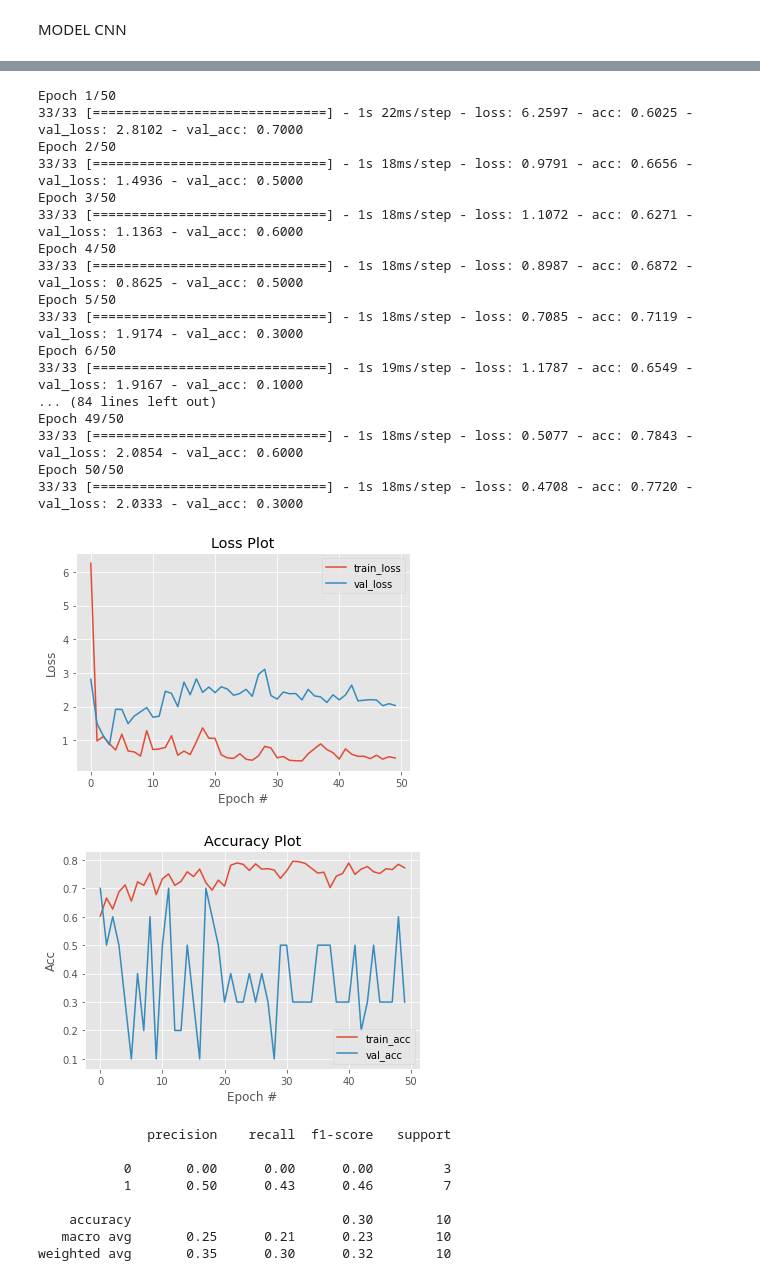
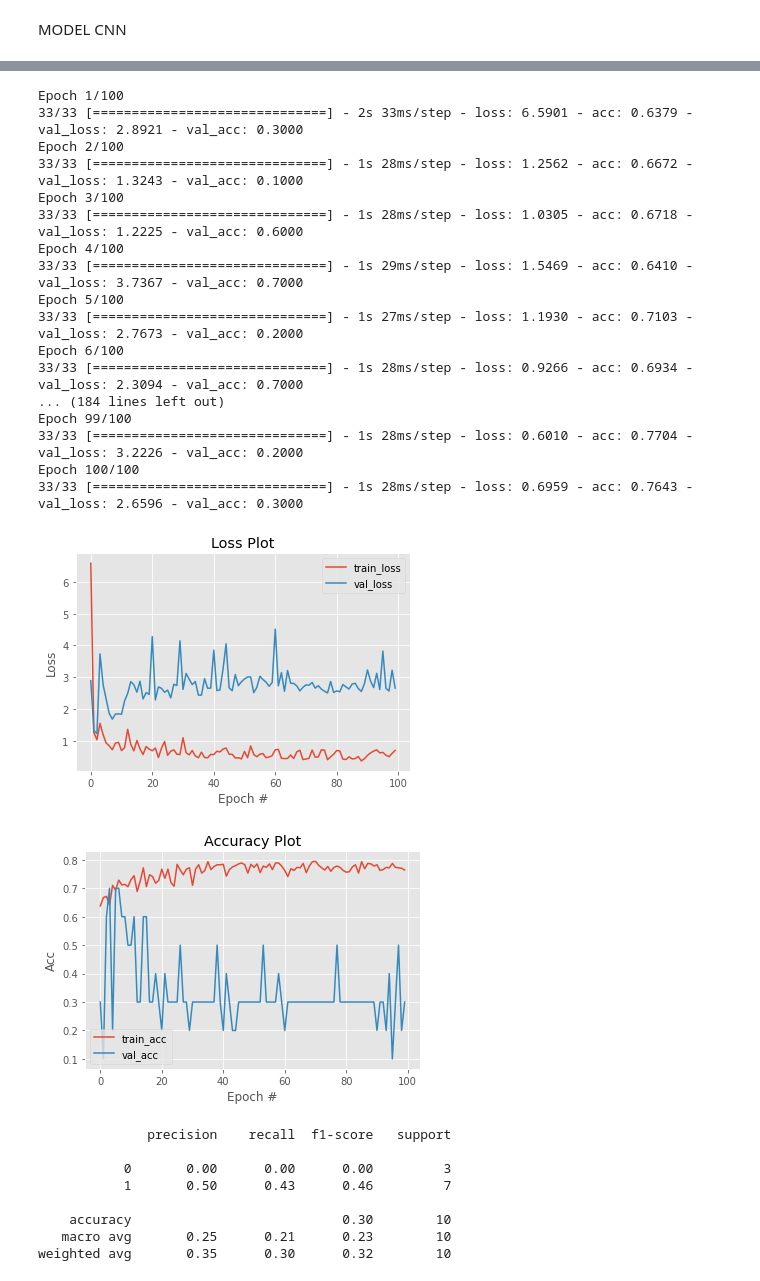
Before and after one commit to robbi621/pembelajaran-mesin, a Jupyter notebook: CNN & ANN Fix.ipynb, the cells around one changed output, grey strips where cells are left out. Drawn from its saved outputs; the diff is of its cells as text; code cells hidden in the pictures.

```diff
--- a/CNN & ANN Fix.ipynb
+++ b/CNN & ANN Fix.ipynb
@@ -344,48 +349,48 @@ model.compile(loss='binary_crossentropy',
               optimizer=Adam(lr=0.001),
               metrics=['acc'])
 # %%
-H = model.fit(x_train, y_train, batch_size=20, epochs=50, validation_data=(x_test, y_test ))
+H = model.fit(x_train, y_train, batch_size=20, epochs=100, validation_data=(x_test, y_test ))
 # %% [output]
-Epoch 1/50
-33/33 [==============================] - 1s 22ms/step - loss: 6.2597 - acc: 0.6025 - val_loss: 2.8102 - val_acc: 0.7000
-Epoch 2/50
-33/33 [==============================] - 1s 18ms/step - loss: 0.9791 - acc: 0.6656 - val_loss: 1.4936 - val_acc: 0.5000
-Epoch 3/50
-33/33 [==============================] - 1s 18ms/step - loss: 1.1072 - acc: 0.6271 - val_loss: 1.1363 - val_acc: 0.6000
-Epoch 4/50
-33/33 [==============================] - 1s 18ms/step - loss: 0.8987 - acc: 0.6872 - val_loss: 0.8625 - val_acc: 0.5000
-Epoch 5/50
-33/33 [==============================] - 1s 18ms/step - loss: 0.7085 - acc: 0.7119 - val_loss: 1.9174 - val_acc: 0.3000
-Epoch 6/50
-33/33 [==============================] - 1s 19ms/step - loss: 1.1787 - acc: 0.6549 - val_loss: 1.9167 - val_acc: 0.1000
-... (84 lines left out)
-Epoch 49/50
-33/33 [==============================] - 1s 18ms/step - loss: 0.5077 - acc: 0.7843 - val_loss: 2.0854 - val_acc: 0.6000
-Epoch 50/50
-33/33 [==============================] - 1s 18ms/step - loss: 0.4708 - acc: 0.7720 - val_loss: 2.0333 - val_acc: 0.3000
+Epoch 1/100
+33/33 [==============================] - 2s 33ms/step - loss: 6.5901 - acc: 0.6379 - val_loss: 2.8921 - val_acc: 0.3000
+Epoch 2/100
+33/33 [==============================] - 1s 28ms/step - loss: 1.2562 - acc: 0.6672 - val_loss: 1.3243 - val_acc: 0.1000
+Epoch 3/100
+33/33 [==============================] - 1s 28ms/step - loss: 1.0305 - acc: 0.6718 - val_loss: 1.2225 - val_acc: 0.6000
+Epoch 4/100
+33/33 [==============================] - 1s 29ms/step - loss: 1.5469 - acc: 0.6410 - val_loss: 3.7367 - val_acc: 0.7000
+Epoch 5/100
+33/33 [==============================] - 1s 27ms/step - loss: 1.1930 - acc: 0.7103 - val_loss: 2.7673 - val_acc: 0.2000
+Epoch 6/100
+33/33 [==============================] - 1s 28ms/step - loss: 0.9266 - acc: 0.6934 - val_loss: 2.3094 - val_acc: 0.7000
+... (184 lines left out)
+Epoch 99/100
+33/33 [==============================] - 1s 28ms/step - loss: 0.6010 - acc: 0.7704 - val_loss: 3.2226 - val_acc: 0.2000
+Epoch 100/100
+33/33 [==============================] - 1s 28ms/step - loss: 0.6959 - acc: 0.7643 - val_loss: 2.6596 - val_acc: 0.3000
 # %%
 plt.style.use("ggplot")
 plt.figure()
-plt.plot(np.arange(0, 50), H.history["loss"], label="train_loss")
-plt.plot(np.arange(0, 50), H.history["val_loss"], label="val_loss")
+plt.plot(np.arange(0, 100), H.history["loss"], label="train_loss")
+plt.plot(np.arange(0, 100), H.history["val_loss"], label="val_loss")
 plt.title("Loss Plot")
 plt.xlabel("Epoch #")
 plt.ylabel("Loss")
 plt.legend()
 plt.show()
 
 plt.style.use("ggplot")
 plt.figure()
-plt.plot(np.arange(0, 50), H.history["acc"], label="train_acc")
-plt.plot(np.arange(0, 50), H.history["val_acc"], label="val_acc")
+plt.plot(np.arange(0, 100), H.history["acc"], label="train_acc")
+plt.plot(np.arange(0, 100), H.history["val_acc"], label="val_acc")
 plt.title("Accuracy Plot")
 plt.xlabel("Epoch #")
 plt.ylabel("Acc")
 plt.legend()
 plt.show()
 # %% [output]
-[figure, old version]
+[figure, new version]
-[figure, old version]
+[figure, new version]
 # %%
 from sklearn.metrics import classification_report
 
```
Also changed, not shown: parts of 12 cells of this notebook.
